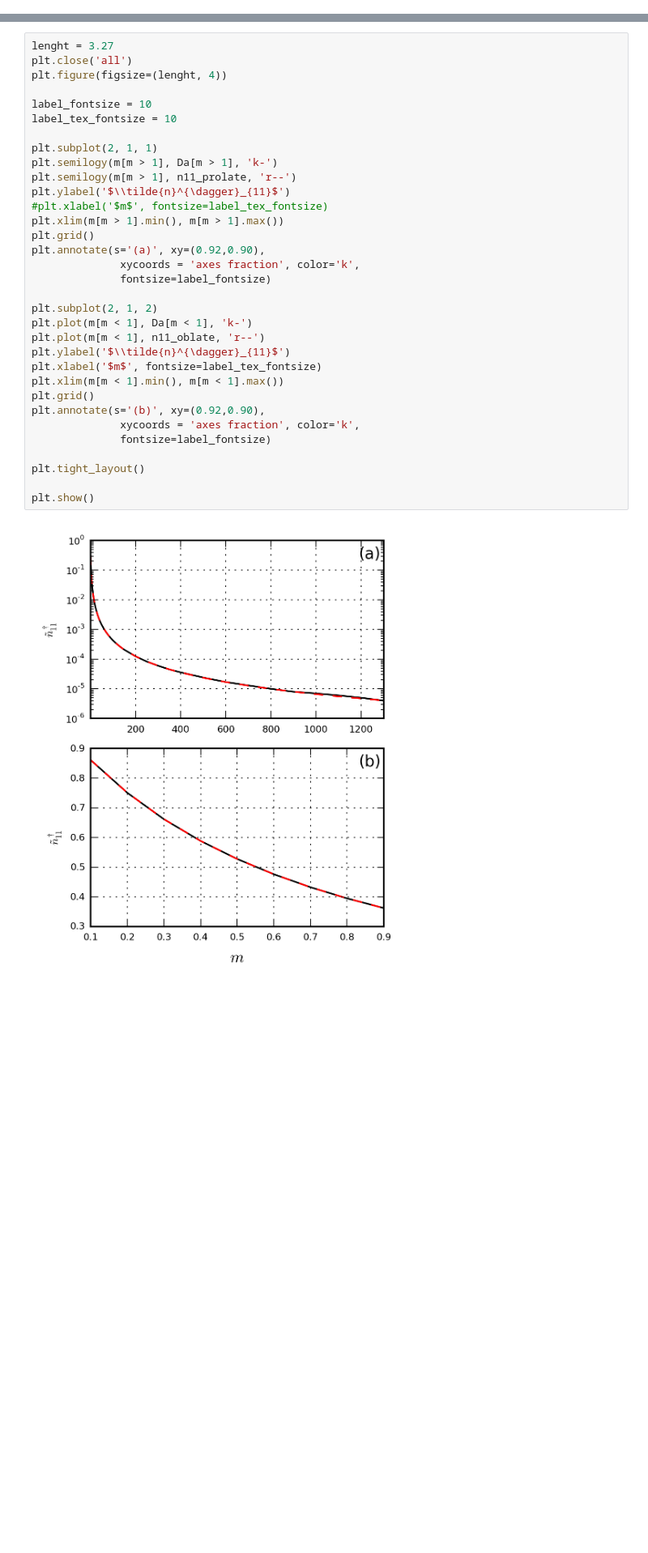
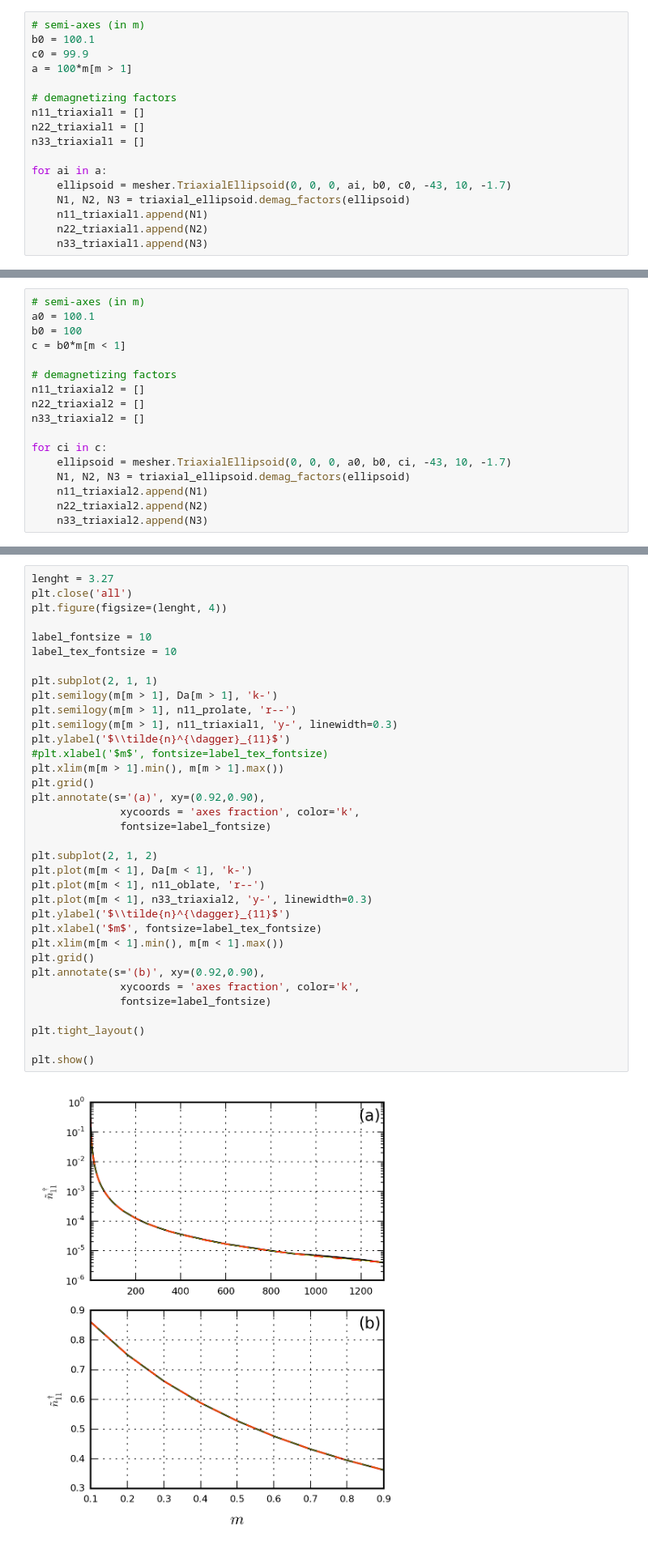
Before and after one commit to pinga-lab/magnetic-ellipsoid, a Jupyter notebook: code/demagnetizing_factors_Stoner1945.ipynb, the cells around one changed output, grey strips where cells are left out. Shown at 81% size. Saved outputs shown, nothing was run; the diff lists cells and outputs as text; blank space fills up the shorter version.

Commit message:
include the demagnetizing factors of triaxial ellipsoids

```diff
--- a/code/demagnetizing_factors_Stoner1945.ipynb
+++ b/code/demagnetizing_factors_Stoner1945.ipynb
@@ -153,3 +155,20 @@ m, Da = np.loadtxt(file_path, unpack=True)
+# %%
+# semi-axes (in m)
+b0 = 100.1
+c0 = 99.9
+a = 100*m[m > 1]
+
+# demagnetizing factors
+n11_triaxial1 = []
+n22_triaxial1 = []
+n33_triaxial1 = []
+
+for ai in a:
+    ellipsoid = mesher.TriaxialEllipsoid(0, 0, 0, ai, b0, c0, -43, 10, -1.7)
+    N1, N2, N3 = triaxial_ellipsoid.demag_factors(ellipsoid)
+    n11_triaxial1.append(N1)
+    n22_triaxial1.append(N2)
+    n33_triaxial1.append(N3)
 # %% [markdown]
 #### Prolate ellipsoids
 # %%
@@ -169,3 +190,20 @@ for ai in a:
+# %%
+# semi-axes (in m)
+a0 = 100.1
+b0 = 100
+c = b0*m[m < 1]
+
+# demagnetizing factors
+n11_triaxial2 = []
+n22_triaxial2 = []
+n33_triaxial2 = []
+
+for ci in c:
+    ellipsoid = mesher.TriaxialEllipsoid(0, 0, 0, a0, b0, ci, -43, 10, -1.7)
+    N1, N2, N3 = triaxial_ellipsoid.demag_factors(ellipsoid)
+    n11_triaxial2.append(N1)
+    n22_triaxial2.append(N2)
+    n33_triaxial2.append(N3)
 # %% [markdown]
 #### Oblate ellipsoids
 # %%
@@ -191,31 +229,33 @@ plt.figure(figsize=(lenght, 4))
 
 label_fontsize = 10
 label_tex_fontsize = 10
 
 plt.subplot(2, 1, 1)
 plt.semilogy(m[m > 1], Da[m > 1], 'k-')
 plt.semilogy(m[m > 1], n11_prolate, 'r--')
+plt.semilogy(m[m > 1], n11_triaxial1, 'y-', linewidth=0.3)
 plt.ylabel('$\\tilde{n}^{\dagger}_{11}$')
 #plt.xlabel('$m$', fontsize=label_tex_fontsize)
 plt.xlim(m[m > 1].min(), m[m > 1].max())
 plt.grid()
 plt.annotate(s='(a)', xy=(0.92,0.90),
               xycoords = 'axes fraction', color='k',
               fontsize=label_fontsize)
 
 plt.subplot(2, 1, 2)
 plt.plot(m[m < 1], Da[m < 1], 'k-')
 plt.plot(m[m < 1], n11_oblate, 'r--')
+plt.plot(m[m < 1], n33_triaxial2, 'y-', linewidth=0.3)
 plt.ylabel('$\\tilde{n}^{\dagger}_{11}$')
 plt.xlabel('$m$', fontsize=label_tex_fontsize)
 plt.xlim(m[m < 1].min(), m[m < 1].max())
 plt.grid()
 plt.annotate(s='(b)', xy=(0.92,0.90),
               xycoords = 'axes fraction', color='k',
               fontsize=label_fontsize)
 
 plt.tight_layout()
 
 plt.show()
 # %% [output]
-[figure, old version]
+[figure, new version]
```
Also changed, not shown: parts of 5 cells of this notebook.
